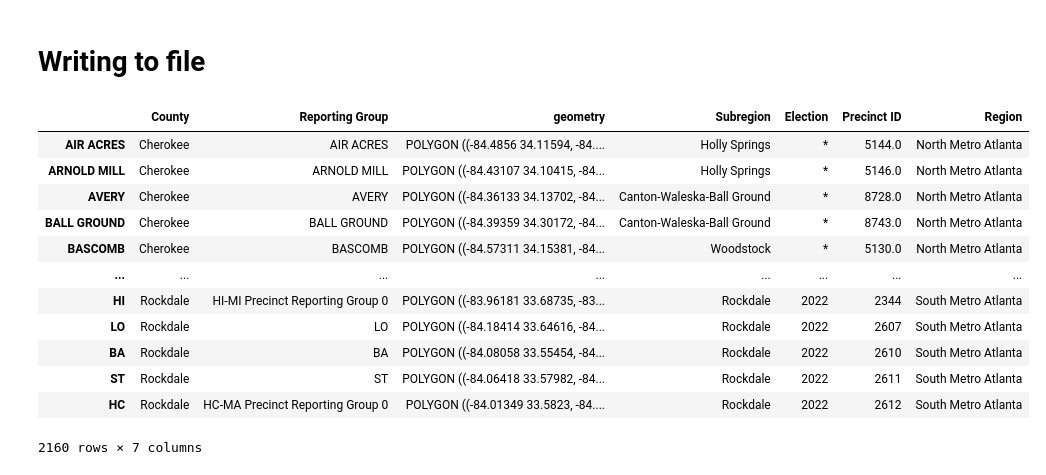
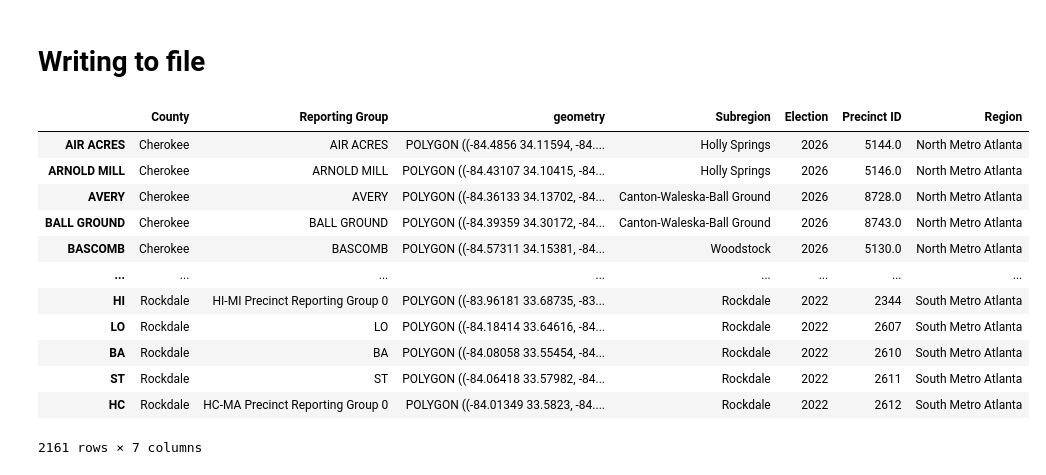
Before and after one commit to davidboers/2026electionmodels, a Jupyter notebook: metro_prec.ipynb, the cells around one changed output. Drawn from its saved outputs; the diff is of its cells as text; code cells hidden in the pictures.

```diff
--- a/metro_prec.ipynb
+++ b/metro_prec.ipynb
@@ -345,7 +345,7 @@ cherokee2026 = geopandas.read_file('./gis/Cherokee2026.zip')
 cherokee2026 = cherokee2026.rename(columns={'PRECINCT_N': 'Precinct', 'ID': 'Precinct ID'})
 cherokee2026 = cherokee2026.set_index('Precinct', drop=False)
 cherokee2026['County'] = 'Cherokee'
-cherokee2026['Election'] = '*'
+cherokee2026['Election'] = '2026'
 cherokee2026['Subregion'] = cherokee2026['Precinct'].apply(cherokee_subregion)
 cherokee2026['Reporting Group'] = cherokee2026['Precinct']
 
@@ -353,6 +353,12 @@ ax = cherokee2026.plot(column='Subregion', legend=True)
 ax.set_title('Cherokee County 2018-2026 Precincts')
 ax.set_axis_off()
 plt.show()
+
+cherokee2022 = cherokee2026.copy()
+cherokee2022['Election'] = '2022'
+cherokee2022 = cherokee2022.reindex({'AIRPORT': 'CLAYTON'})
+cherokee2018 = cherokee2022.copy()
+cherokee2018['Election'] = '2018'
 # %% [output]
 [figure]
 # %% [markdown]
@@ -1113,45 +1102,45 @@ import pandas as pd
 def prepare_r(df):
     try:
         df = df[['County', 'Reporting Group', 'geometry', 'Subregion', 'Election', 'Precinct ID']]
         df['Region'] = 'NA'
         for region,counties in counties_by_region.items():
             df.loc[df['County'].isin(counties), 'Region'] = region
         return df
     except:
         print(df)
         raise
 
 def proj_and_merge(l: list[geopandas.GeoDataFrame]):
     return pd.concat([prepare_r(c).to_crs(crs='WGS 84') for c in l])
 
 counties_by_region = {
     'North Metro Atlanta': ['Cherokee', 'Forsyth', 'Hall'],
     'South Metro Atlanta': ['Fayette', 'Clayton', 'Henry', 'Rockdale', 'Newton'],
     'West Metro Atlanta': ['Cobb', 'Douglas'],
     'Fulton': ['Fulton'],
     'DeKalb': ['DeKalb'],
     'Gwinnett': ['Gwinnett']
 }
 
 r2026 = proj_and_merge([cherokee2026, clayton2026, cobb2026, dekalb2026, fayette2026, forsyth2026, fulton2025, gwinnett2026, hall2026, henry2026, newton2026, rockdale2026])
-r2022 = proj_and_merge([clayton2022, cobb2022, dekalb2022, fayette2022, forsyth2022, fulton2022, newton2022, rockdale2022])
+r2022 = proj_and_merge([cherokee2022, clayton2022, cobb2022, dekalb2022, fayette2022, forsyth2022, fulton2022, newton2022, rockdale2022])
 #r2021 = proj_and_merge([cherokee2021, clayton2021, cobb2021, dekalb2021, fayette2021, forsyth2026, fulton2025, newton2026, rockdale2026])
 #r2018 = proj_and_merge([clayton2018, cobb2018, dekalb2018, fayette2018, forsyth2018, fulton2018, newton2018, rockdale2018])
 metro_prec_data = pd.concat([r2026, r2022])
 metro_prec_data
 # %% [output]
 |  | County | Reporting Group | geometry | Subregion | Election | Precinct ID | Region |
-| AIR ACRES | Cherokee | AIR ACRES | POLYGON ((-84.4856 34.11594, -84.... | Holly Springs | * | 5144.0 | North Metro Atlanta |
-| ARNOLD MILL | Cherokee | ARNOLD MILL | POLYGON ((-84.43107 34.10415, -84... | Holly Springs | * | 5146.0 | North Metro Atlanta |
-| AVERY | Cherokee | AVERY | POLYGON ((-84.36133 34.13702, -84... | Canton-Waleska-Ball Ground | * | 8728.0 | North Metro Atlanta |
-| BALL GROUND | Cherokee | BALL GROUND | POLYGON ((-84.39359 34.30172, -84... | Canton-Waleska-Ball Ground | * | 8743.0 | North Metro Atlanta |
-| BASCOMB | Cherokee | BASCOMB | POLYGON ((-84.57311 34.15381, -84... | Woodstock | * | 5130.0 | North Metro Atlanta |
+| AIR ACRES | Cherokee | AIR ACRES | POLYGON ((-84.4856 34.11594, -84.... | Holly Springs | 2026 | 5144.0 | North Metro Atlanta |
+| ARNOLD MILL | Cherokee | ARNOLD MILL | POLYGON ((-84.43107 34.10415, -84... | Holly Springs | 2026 | 5146.0 | North Metro Atlanta |
+| AVERY | Cherokee | AVERY | POLYGON ((-84.36133 34.13702, -84... | Canton-Waleska-Ball Ground | 2026 | 8728.0 | North Metro Atlanta |
+| BALL GROUND | Cherokee | BALL GROUND | POLYGON ((-84.39359 34.30172, -84... | Canton-Waleska-Ball Ground | 2026 | 8743.0 | North Metro Atlanta |
+| BASCOMB | Cherokee | BASCOMB | POLYGON ((-84.57311 34.15381, -84... | Woodstock | 2026 | 5130.0 | North Metro Atlanta |
 | ... | ... | ... | ... | ... | ... | ... | ... |
 | HI | Rockdale | HI-MI Precinct Reporting Group 0 | POLYGON ((-83.96181 33.68735, -83... | Rockdale | 2022 | 2344 | South Metro Atlanta |
 | LO | Rockdale | LO | POLYGON ((-84.18414 33.64616, -84... | Rockdale | 2022 | 2607 | South Metro Atlanta |
 | BA | Rockdale | BA | POLYGON ((-84.08058 33.55454, -84... | Rockdale | 2022 | 2610 | South Metro Atlanta |
 | ST | Rockdale | ST | POLYGON ((-84.06418 33.57982, -84... | Rockdale | 2022 | 2611 | South Metro Atlanta |
 | HC | Rockdale | HC-MA Precinct Reporting Group 0 | POLYGON ((-84.01349 33.5823, -84.... | Rockdale | 2022 | 2612 | South Metro Atlanta |
-2160 rows × 7 columns
+2161 rows × 7 columns
 # %%
 metro_prec_data.to_file('./regions/regions_metro.json', driver='GeoJSON')
```
Also changed, not shown: parts of 3 cells of this notebook, 5 other files.
